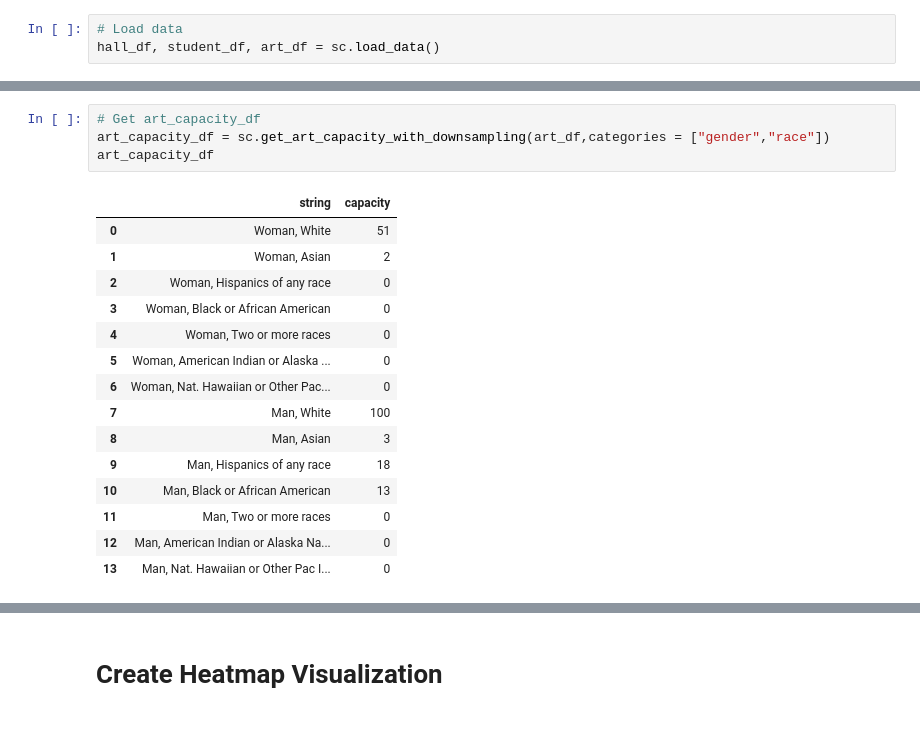
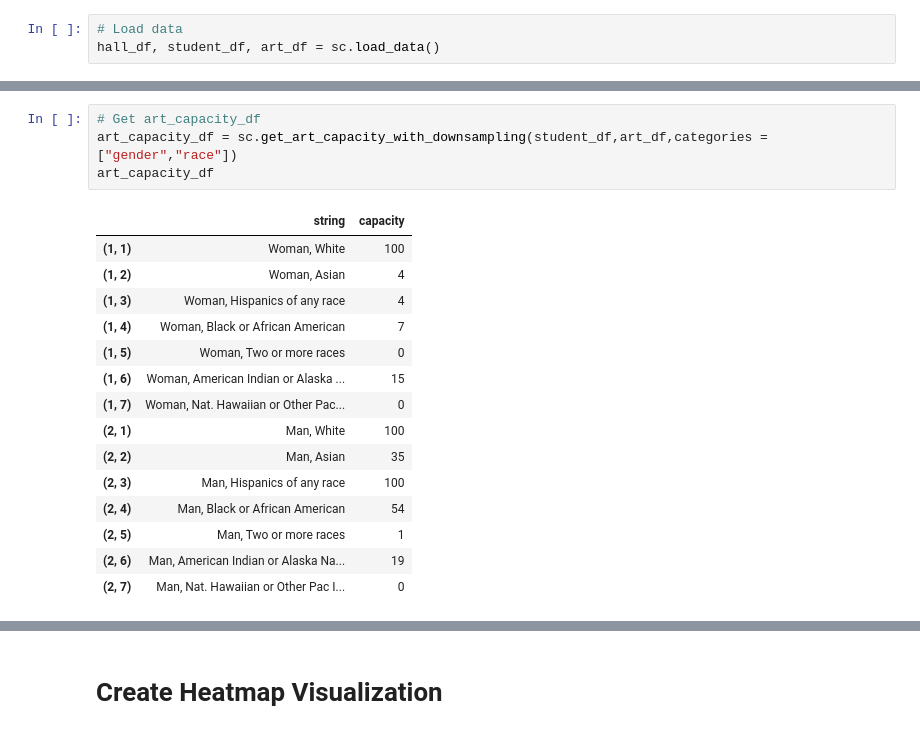
Before and after one commit to annahaensch/OpArt_Curation_Tool, a Jupyter notebook: notebooks/workflow_demo.ipynb, the cells around one changed output, grey strips where cells are left out. Drawn from its saved outputs; the diff is of its cells as text.

```diff
--- a/notebooks/workflow_demo.ipynb
+++ b/notebooks/workflow_demo.ipynb
@@ -70,23 +92,23 @@ hall_df, student_df, art_df = sc.load_data()
 # %%
 # Get art_capacity_df
-art_capacity_df = sc.get_art_capacity_with_downsampling(art_df,categories = ["gender","race"])
+art_capacity_df = sc.get_art_capacity_with_downsampling(student_df,art_df,categories = ["gender","race"])
 art_capacity_df
 # %% [output]
 |  | string | capacity |
-| 0 | Woman, White | 51 |
-| 1 | Woman, Asian | 2 |
-| 2 | Woman, Hispanics of any race | 0 |
-| 3 | Woman, Black or African American | 0 |
-| 4 | Woman, Two or more races | 0 |
-| 5 | Woman, American Indian or Alaska ... | 0 |
-| 6 | Woman, Nat. Hawaiian or Other Pac... | 0 |
-| 7 | Man, White | 100 |
-| 8 | Man, Asian | 3 |
-| 9 | Man, Hispanics of any race | 18 |
-| 10 | Man, Black or African American | 13 |
-| 11 | Man, Two or more races | 0 |
-| 12 | Man, American Indian or Alaska Na... | 0 |
-| 13 | Man, Nat. Hawaiian or Other Pac I... | 0 |
+| (1, 1) | Woman, White | 100 |
+| (1, 2) | Woman, Asian | 4 |
+| (1, 3) | Woman, Hispanics of any race | 4 |
+| (1, 4) | Woman, Black or African American | 7 |
+| (1, 5) | Woman, Two or more races | 0 |
+| (1, 6) | Woman, American Indian or Alaska ... | 15 |
+| (1, 7) | Woman, Nat. Hawaiian or Other Pac... | 0 |
+| (2, 1) | Man, White | 100 |
+| (2, 2) | Man, Asian | 35 |
+| (2, 3) | Man, Hispanics of any race | 100 |
+| (2, 4) | Man, Black or African American | 54 |
+| (2, 5) | Man, Two or more races | 1 |
+| (2, 6) | Man, American Indian or Alaska Na... | 19 |
+| (2, 7) | Man, Nat. Hawaiian or Other Pac I... | 0 |
 # %%
 # Compute full n_buildings x n_artworks cost matrix.
 cost_df = sc.compute_cost_matrix(hall_df = hall_df,
```
Also changed, not shown: parts of 10 cells of this notebook.
